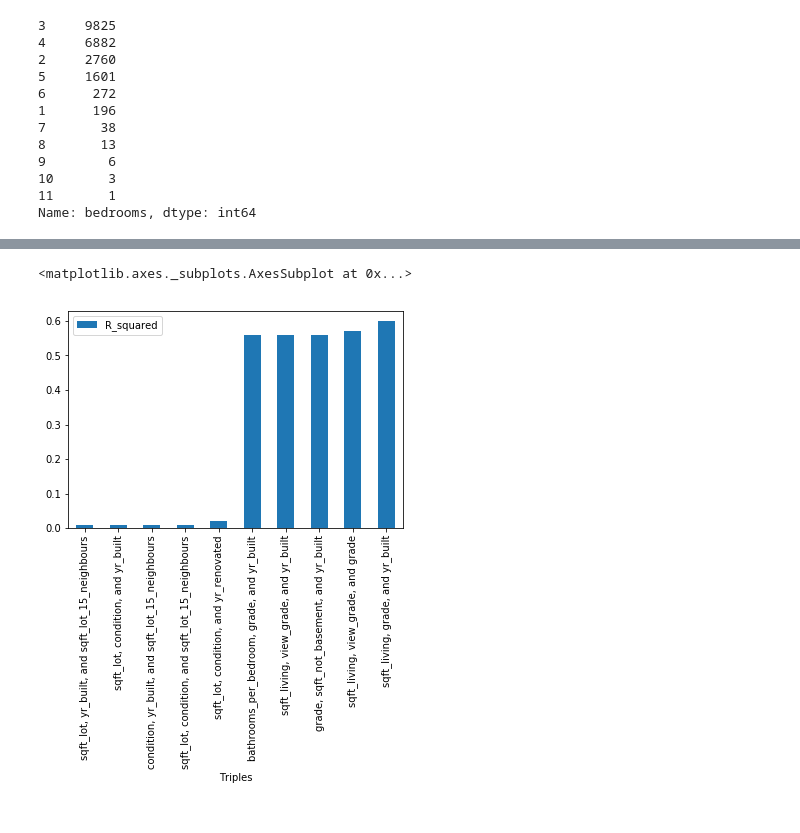
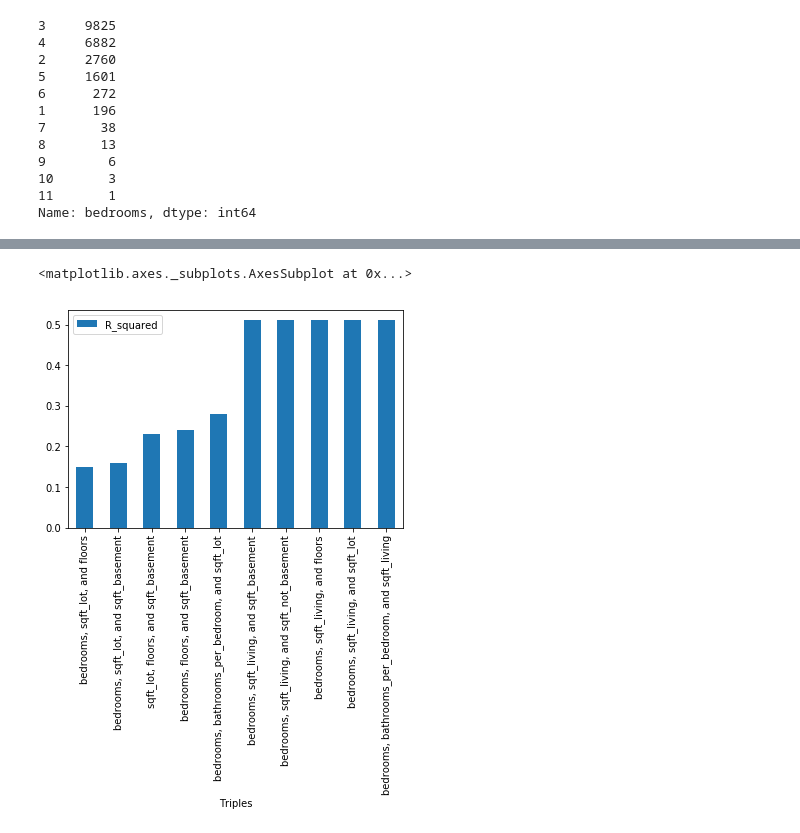
Before and after one commit to Greg-S-12/Mod1_Project, a Jupyter notebook: joe_project.ipynb, the cells around one changed output, grey strips where cells are left out. Cells and saved outputs as stored; diff of their text form; code cells hidden in the pictures.

```diff
--- a/joe_project.ipynb
+++ b/joe_project.ipynb
@@ -165,5 +165,5 @@ Index(['id', 'date_sold', 'price_sold', 'bedrooms', 'bathrooms_per_bedroom',
        'sqft_lot_15_neighbours'],
       dtype='object')
 # %%
-df['coordinates'] = list(zip(df.lat, df.long))
+# df['coordinates'] = list(zip(df.lat, df.long))
 # %%
@@ -275,0 +253,4 @@ hlist = ['condition', 'grade', 'yr_renovated', 'view_grade', 'sqft_lot', 'sqft_l
+# %%
+df_control =df.drop(['id', 'date_sold', 'waterfront', 'view_grade', 'condition', 'grade', 'yr_built',
+                     'yr_renovated', 'zipcode', 'lat', 'long', 'sqft_living_15_neighbours','sqft_lot_15_neighbours'],
+                    axis=1)
@@ -278,8 +268,7 @@ hlist = ['condition', 'grade', 'yr_renovated', 'view_grade', 'sqft_lot', 'sqft_l
 # A number of unhelpful (in terms of R2) columns are dropped
 
 def r2(data):
-    head_list = list(df.drop(['price_sold', 'id', 'waterfront', 'date_sold',
-                              'zipcode', 'lat', 'long', 'coordinates'], axis=1).columns)
+    head_list = list(data.drop('price_sold', axis=1).columns)
     combins = list(itt.combinations(head_list, 3))
     r2data = pd.DataFrame()
     for i in range(len(combins)):
@@ -315,5 +314,5 @@ def r2(data):
 # %%
-r2(df).sort_values(by=['R_squared'])[:5].append(r2(df).sort_values(by=['R_squared'])[-5:]).plot.bar()
+r2(df_control).sort_values(by=['R_squared'])[:5].append(r2(df_control).sort_values(by=['R_squared'])[-5:]).plot.bar()
 # %% [output]
 <matplotlib.axes._subplots.AxesSubplot at 0x...>
-[figure, old version]
+[figure, new version]
```
Also changed, not shown: parts of 12 cells of this notebook.
